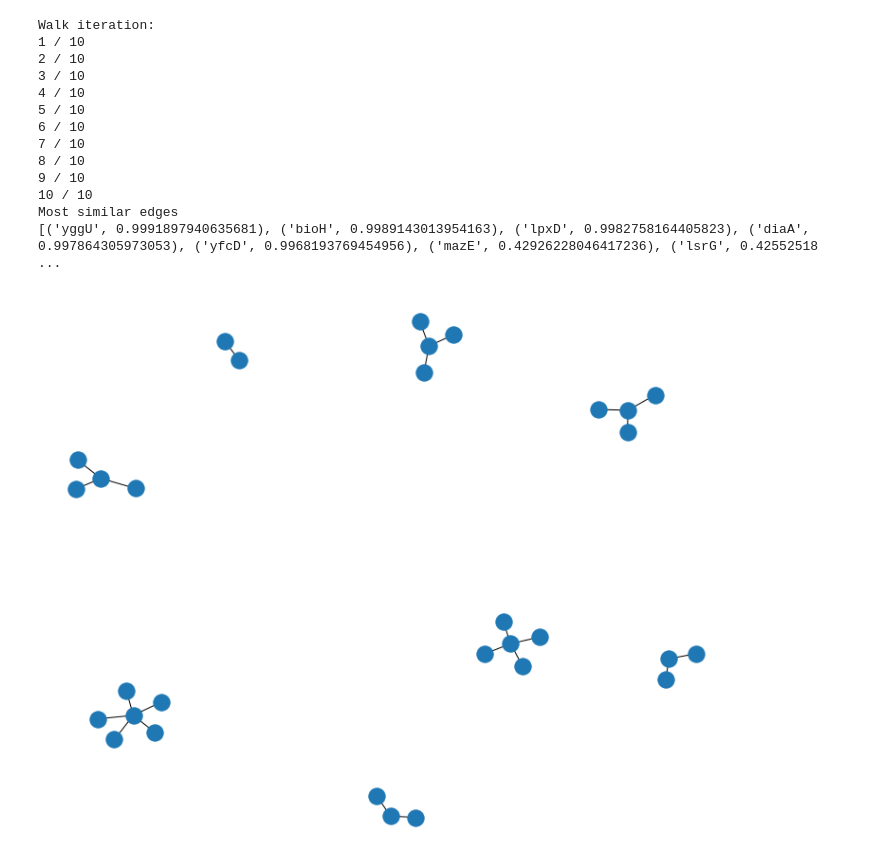
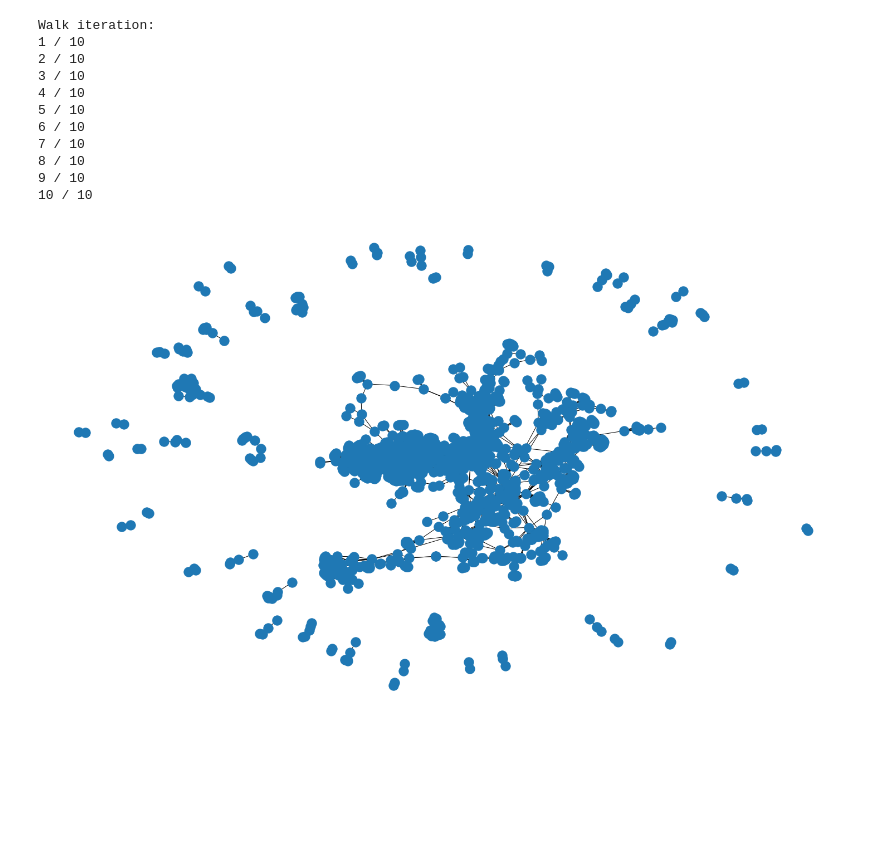
Before and after one commit to SAP1EN/E.coli_Graph_DL, a Jupyter notebook: src/run_node2vec.ipynb, the cells around one changed output. Drawn from its saved outputs; the diff is of its cells as text; code cells hidden in the pictures; blank space fills up the shorter version.

```diff
--- a/src/run_node2vec.ipynb
+++ b/src/run_node2vec.ipynb
@@ -11,8 +11,8 @@ class Args:
     pass
 args = Args()
 args.weighted = False
-args.input = '../test_edgelist.csv'
-args.output = '../test_edgelist.emb'
+args.input = '../modi_edgelist.csv'
+args.output = '../modi_edgelist.emb'
 args.directed = False
 args.dimensions = 128
 args.window_size = 10
@@ -24,21 +24,21 @@ args.num_walks = 10
 args.walk_length = 80
 # %%
 # get edge list
-def get_edge_list_from_nsbIR(majority_applied='super_majority'):
-    df = pd.read_csv("../test_edgelist.csv")
+def get_edge_list_from_nsblR(edge_list_path, majority_applied='super_majority'):
+    df = pd.read_csv(edge_list_path)
     df_filtered = df[df[majority_applied] == 1]
     edge_list = df_filtered[['x', 'y']]
     return edge_list
 # %%
-def read_graph():
+def read_graph(edge_list_path):
     '''
     Reads the input network in networkx.
     '''
-    df_edge_list = get_edge_list_from_nsbIR()
+    df_edge_list = get_edge_list_from_nsblR(edge_list_path, 'absolute_majority')
     if args.weighted:
-        G = nx.from_pandas_edgelist(df_edge_list, source='x', target='y', create_using=nx.DiGraph())
+        G = nx.from_pandas_edgelist(df_edge_list, source='x', target='y', create_using=nx.Graph())
     else:
-        G = nx.from_pandas_edgelist(df_edge_list, source='x', target='y', create_using=nx.DiGraph())
+        G = nx.from_pandas_edgelist(df_edge_list, source='x', target='y', create_using=nx.Graph())
         for edge in G.edges():
             G[edge[0]][edge[1]]['weight'] = 1
 
@@ -54,16 +54,15 @@ def learn_embeddings(walks):
     walks = [list(map(str, walk)) for walk in walks]
     model = Word2Vec(walks, size=args.dimensions, window=args.window_size, min_count=0, sg=1, workers=args.workers, iter=args.iter)
     model.wv.save_word2vec_format(args.output)
-    print("Most similar edges")
-    print(model.wv.most_similar('ascG'))
+    return model
 # %%
 # Pipeline for representational learning for all nodes in a graph.
 
-nx_G = read_graph()
+nx_G = read_graph(args.input)
 G = node2vec.Graph(nx_G, args.directed, args.p, args.q)
 G.preprocess_transition_probs()
 walks = G.simulate_walks(args.num_walks, args.walk_length)
-learn_embeddings(walks)
+model = learn_embeddings(walks)
 # %% [output]
 Walk iteration:
 1 / 10
@@ -76,5 +75,3 @@ Walk iteration:
 8 / 10
 9 / 10
 10 / 10
-Most similar edges
-[('yggU', 0.9991897940635681), ('bioH', 0.9989143013954163), ('lpxD', 0.9982758164405823), ('diaA', 0.997864305973053), ('yfcD', 0.9968193769454956), ('mazE', 0.42926228046417236), ('lsrG', 0.42552518 ...
@@ -81,9 +81,9 @@ Most similar edges
 # %%
-# plot inferred network
-plt.figure(figsize=(10,8))
+# Plot inferred network
+plt.figure(figsize=(20,12))
 nx.draw(nx_G)
 # %% [output]
-[figure, old version]
+[figure, new version]
 # %%
 # Take a random sample of edges
 edge_subset = random.sample(nx_G.edges(), int(0.25 * nx_G.number_of_edges()))
```
Also changed, not shown: parts of 4 cells of this notebook, 7 other files.
